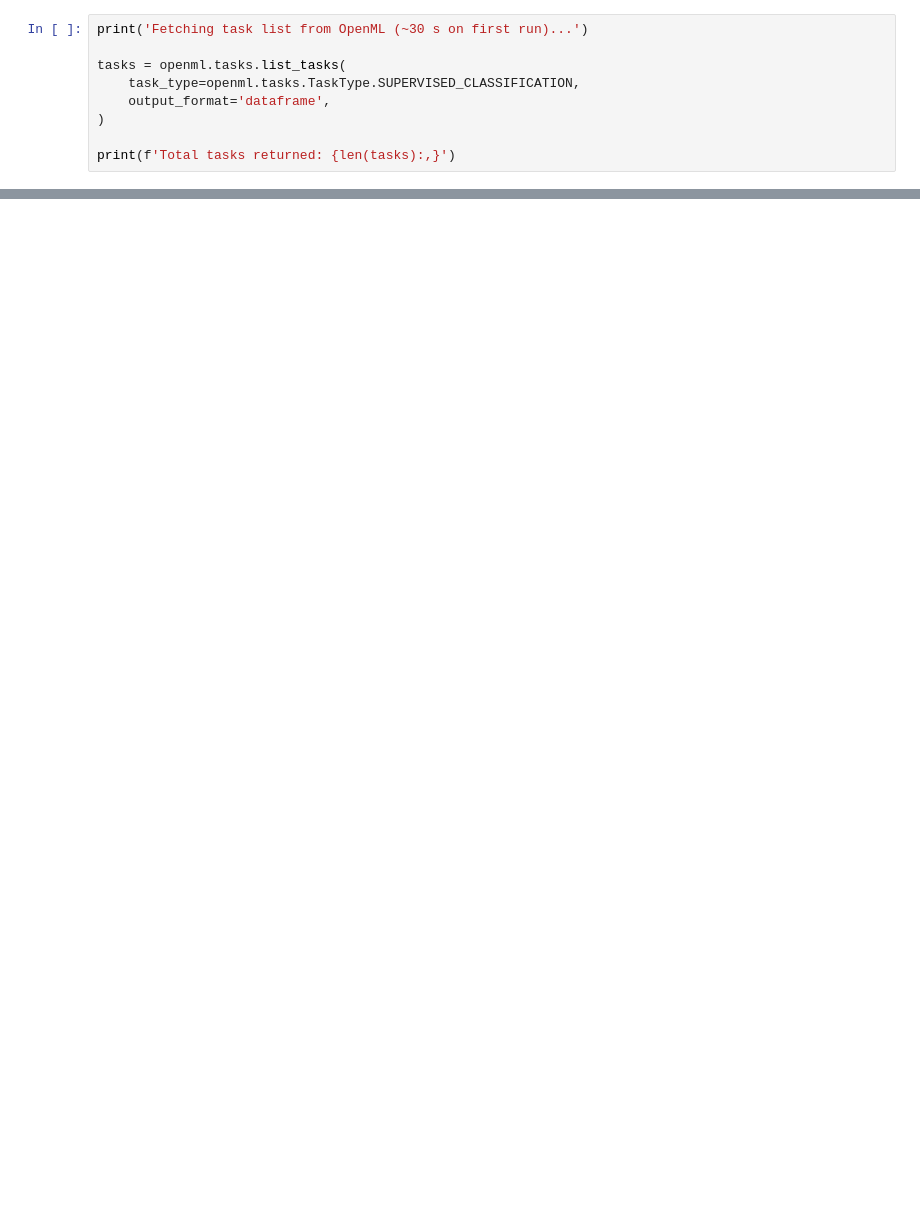
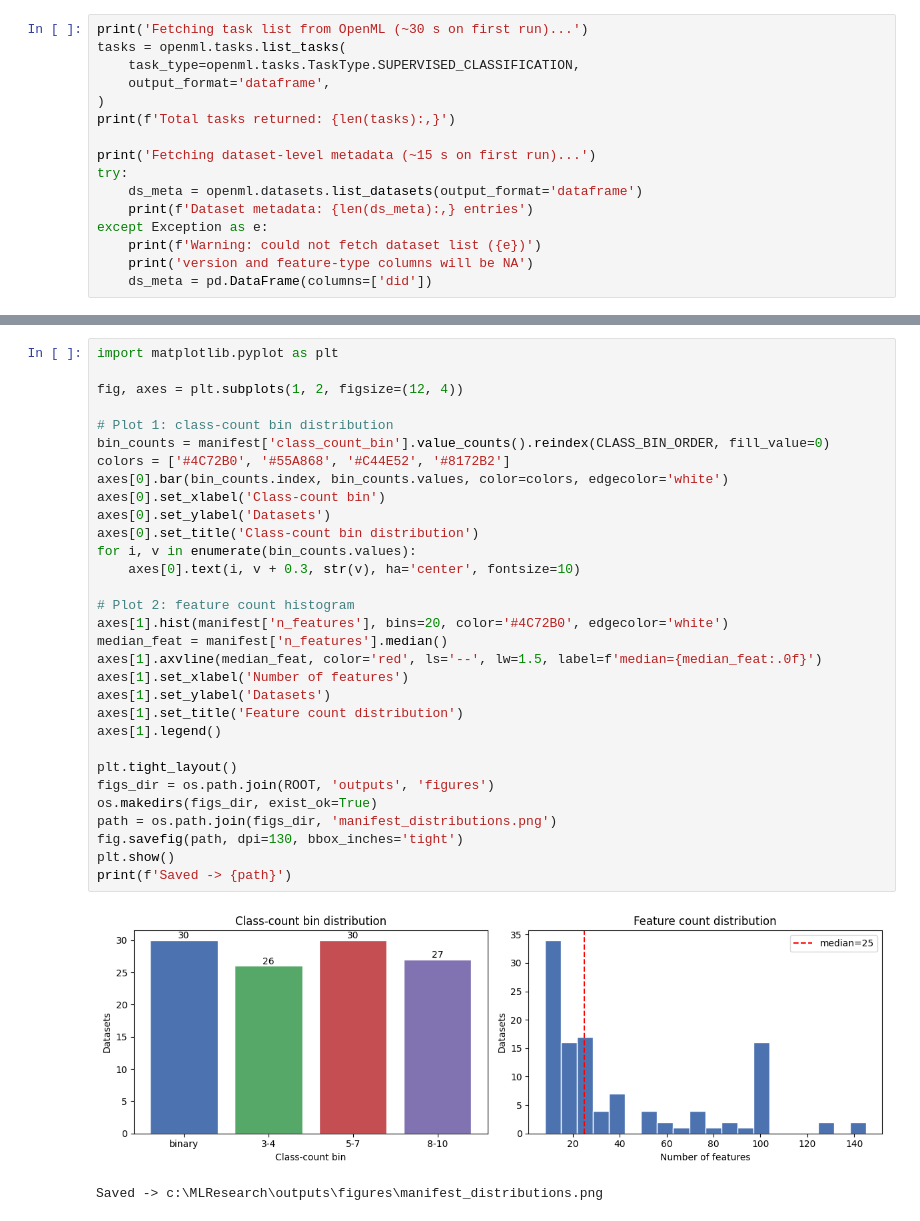
Before and after one commit to Karim-Hal/ml-pseudo-label-meta-learning, a Jupyter notebook: rq1_benchmark/01_data_pull.ipynb, the cells around one changed output, grey strips where cells are left out. Saved outputs shown, nothing was run; the diff lists cells and outputs as text; blank space fills up the shorter version.

```diff
--- a/rq1_benchmark/01_data_pull.ipynb
+++ b/rq1_benchmark/01_data_pull.ipynb
@@ -91,11 +141,18 @@ Filters:
 # %%
 print('Fetching task list from OpenML (~30 s on first run)...')
-
 tasks = openml.tasks.list_tasks(
     task_type=openml.tasks.TaskType.SUPERVISED_CLASSIFICATION,
     output_format='dataframe',
 )
+print(f'Total tasks returned: {len(tasks):,}')
 
-print(f'Total tasks returned: {len(tasks):,}')
+print('Fetching dataset-level metadata (~15 s on first run)...')
+try:
+    ds_meta = openml.datasets.list_datasets(output_format='dataframe')
+    print(f'Dataset metadata: {len(ds_meta):,} entries')
+except Exception as e:
+    print(f'Warning: could not fetch dataset list ({e})')
+    print('version and feature-type columns will be NA')
+    ds_meta = pd.DataFrame(columns=['did'])
 # %% [output]
 Fetching task list from OpenML (~30 s on first run)...
@@ -330,0 +756,34 @@ Ready for 02_lse_computation.ipynb
+# %%
+import matplotlib.pyplot as plt
+
+fig, axes = plt.subplots(1, 2, figsize=(12, 4))
+
+# Plot 1: class-count bin distribution
+bin_counts = manifest['class_count_bin'].value_counts().reindex(CLASS_BIN_ORDER, fill_value=0)
+colors = ['#4C72B0', '#55A868', '#C44E52', '#8172B2']
+axes[0].bar(bin_counts.index, bin_counts.values, color=colors, edgecolor='white')
+axes[0].set_xlabel('Class-count bin')
+axes[0].set_ylabel('Datasets')
+axes[0].set_title('Class-count bin distribution')
+for i, v in enumerate(bin_counts.values):
+    axes[0].text(i, v + 0.3, str(v), ha='center', fontsize=10)
+
+# Plot 2: feature count histogram
+axes[1].hist(manifest['n_features'], bins=20, color='#4C72B0', edgecolor='white')
+median_feat = manifest['n_features'].median()
+axes[1].axvline(median_feat, color='red', ls='--', lw=1.5, label=f'median={median_feat:.0f}')
+axes[1].set_xlabel('Number of features')
+axes[1].set_ylabel('Datasets')
+axes[1].set_title('Feature count distribution')
+axes[1].legend()
+
+plt.tight_layout()
+figs_dir = os.path.join(ROOT, 'outputs', 'figures')
+os.makedirs(figs_dir, exist_ok=True)
+path = os.path.join(figs_dir, 'manifest_distributions.png')
+fig.savefig(path, dpi=130, bbox_inches='tight')
+plt.show()
+print(f'Saved -> {path}')
+# %% [output]
+[figure, added]
+Saved -> c:\MLResearch\outputs\figures\manifest_distributions.png
```
Also changed, not shown: parts of 15 cells of this notebook, 48 other files.
